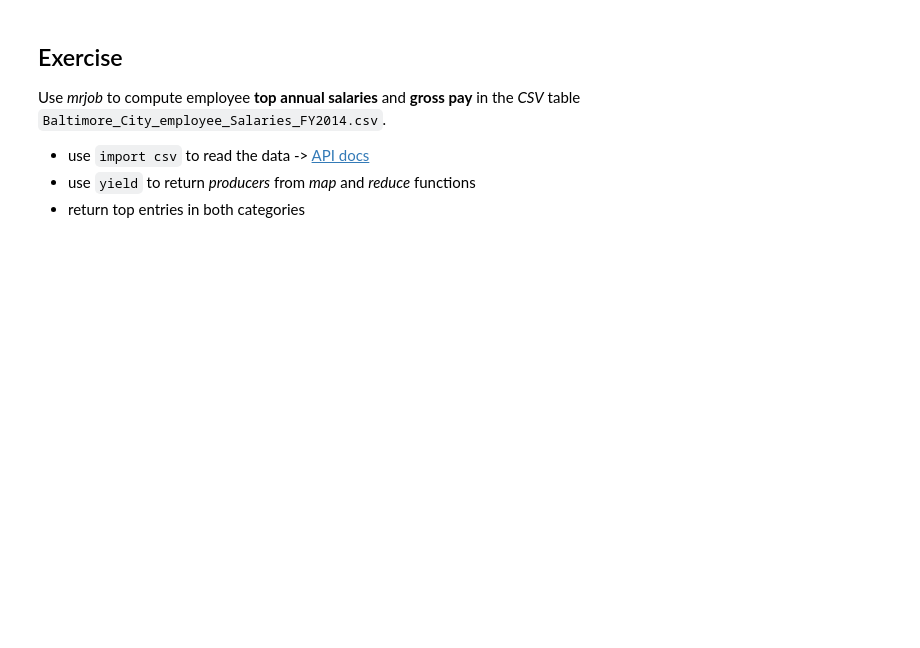
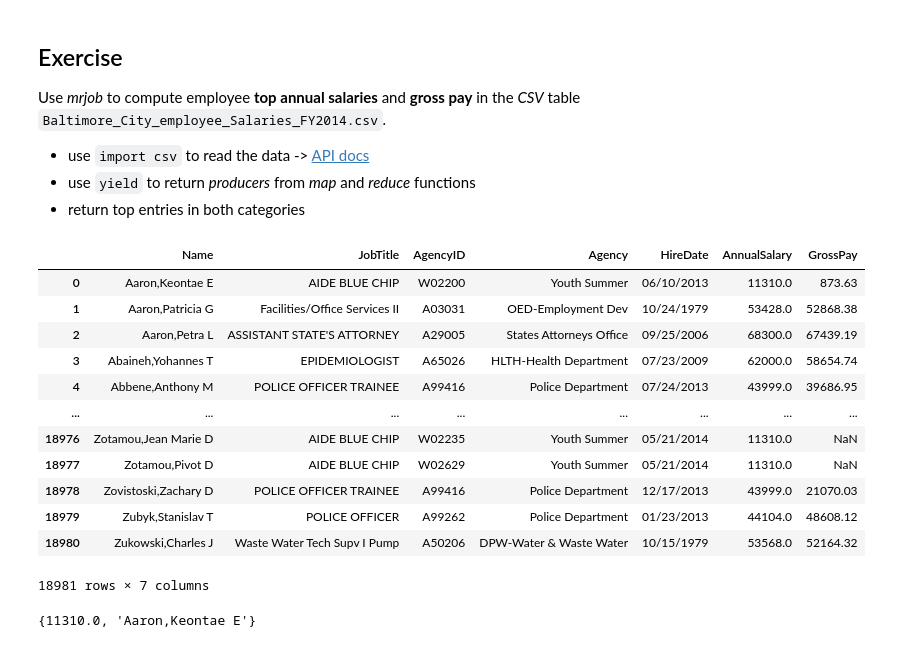
Before and after one commit to Ananassio/Big-Data-Analytics, a Jupyter notebook: Week_3/Assignment_1_MRJOBLIB.ipynb, the cells around one changed output. Drawn from its saved outputs; the diff is of its cells as text; code cells hidden in the pictures; blank space fills up the shorter version.

```diff
--- a/Week_3/Assignment_1_MRJOBLIB.ipynb
+++ b/Week_3/Assignment_1_MRJOBLIB.ipynb
@@ -195,5 +195,23 @@ Use  *mrjob*  to  compute  employee  **top  annual  salaries** and  **gross pay*
 # %%
 import pandas as pd
 # %%
-table = pd.read_csv('Baltimore_City_employee_Salaries_FY2014.csv')
+table = pd.read_csv('/content/DATA/Baltimore_City_Employee_Salaries_FY2014.csv')
 table
+# %% [output]
+|  | Name | JobTitle | AgencyID | Agency | HireDate | AnnualSalary | GrossPay |
+| 0 | Aaron,Keontae E | AIDE BLUE CHIP | W02200 | Youth Summer | 06/10/2013 | 11310.0 | 873.63 |
+| 1 | Aaron,Patricia G | Facilities/Office Services II | A03031 | OED-Employment Dev | 10/24/1979 | 53428.0 | 52868.38 |
+| 2 | Aaron,Petra L | ASSISTANT STATE'S ATTORNEY | A29005 | States Attorneys Office | 09/25/2006 | 68300.0 | 67439.19 |
+| 3 | Abaineh,Yohannes T | EPIDEMIOLOGIST | A65026 | HLTH-Health Department | 07/23/2009 | 62000.0 | 58654.74 |
+| 4 | Abbene,Anthony M | POLICE OFFICER TRAINEE | A99416 | Police Department | 07/24/2013 | 43999.0 | 39686.95 |
+| ... | ... | ... | ... | ... | ... | ... | ... |
+| 18976 | Zotamou,Jean Marie D | AIDE BLUE CHIP | W02235 | Youth Summer | 05/21/2014 | 11310.0 | NaN |
+| 18977 | Zotamou,Pivot D | AIDE BLUE CHIP | W02629 | Youth Summer | 05/21/2014 | 11310.0 | NaN |
+| 18978 | Zovistoski,Zachary D | POLICE OFFICER TRAINEE | A99416 | Police Department | 12/17/2013 | 43999.0 | 21070.03 |
+| 18979 | Zubyk,Stanislav T | POLICE OFFICER | A99262 | Police Department | 01/23/2013 | 44104.0 | 48608.12 |
+| 18980 | Zukowski,Charles J | Waste Water Tech Supv I Pump | A50206 | DPW-Water & Waste Water | 10/15/1979 | 53568.0 | 52164.32 |
+18981 rows × 7 columns
+# %%
+{table[' Name'][0],table['AnnualSalary'][0]}
+# %% [output]
+{11310.0, 'Aaron,Keontae E'}
```
Also changed, not shown: parts of 8 cells of this notebook.
